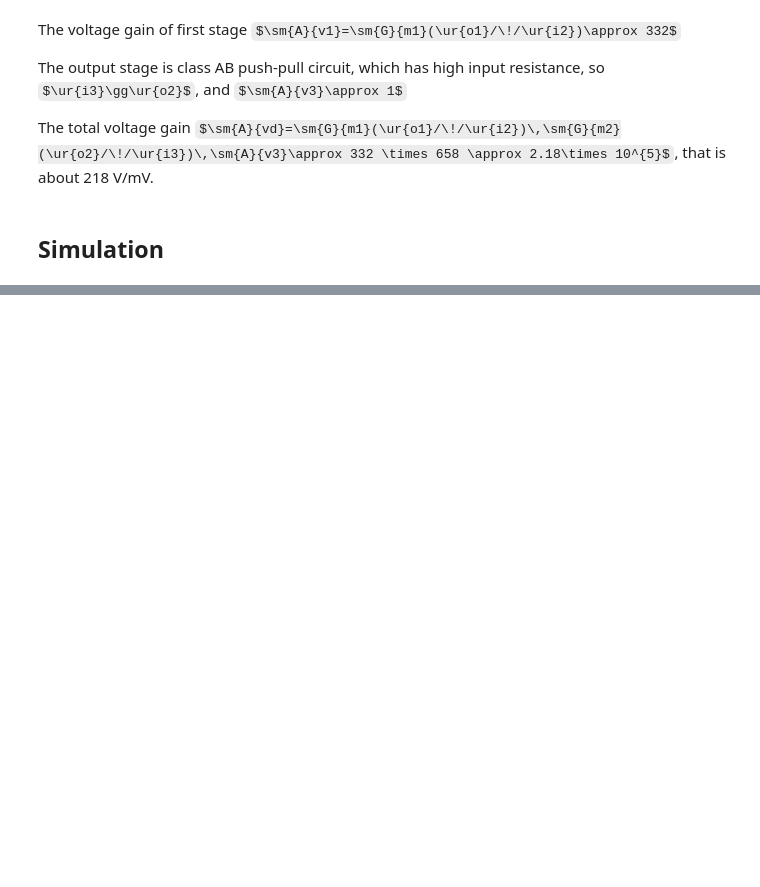
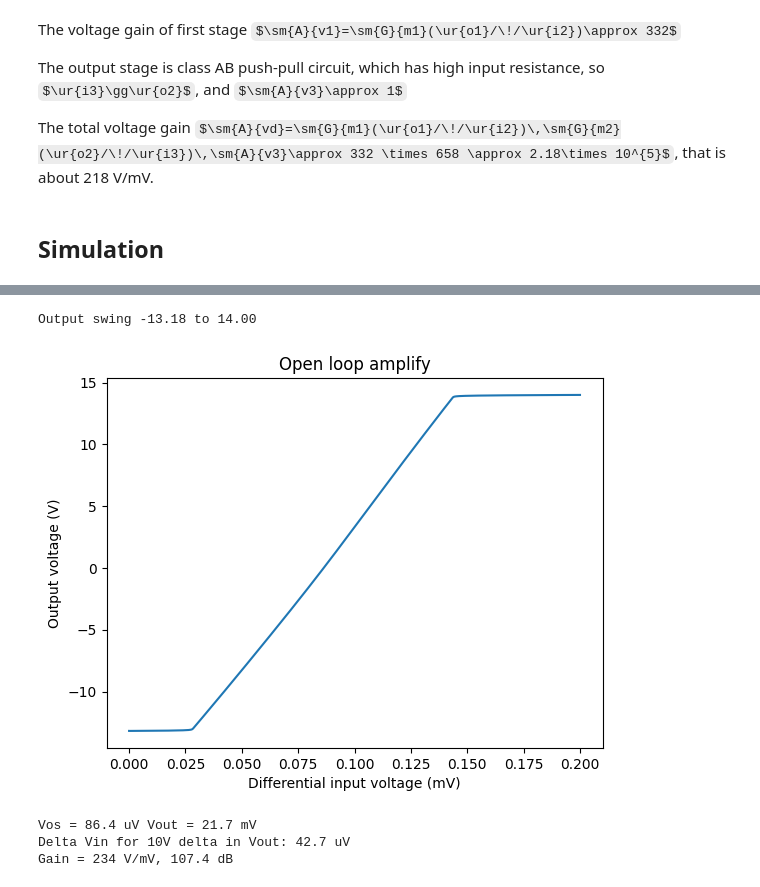
Before and after one commit to chenshuo/notes, a Jupyter notebook: notebooks/TL082.ipynb, the cells around one changed output, grey strips where cells are left out. Cells and saved outputs as stored; diff of their text form; code cells hidden in the pictures; some formulas as TeX source; blank space fills up the shorter version.

```diff
--- a/notebooks/TL082.ipynb
+++ b/notebooks/TL082.ipynb
@@ -337,0 +442,30 @@ The total voltage gain $\sm{A}{vd}=\sm{G}{m1}(\ur{o1}/\!/\ur{i2})\,\sm{G}{m2}(\u
+# %%
+ng.cmd('dc vid 0u 200u 0.1u')
+Vin = ng.vector('in+')
+Vout = ng.vector('out')
+plt.plot(Vin*1e3, Vout)
+cross = sum(Vout < 0)
+plt.xlabel('Differential input voltage (mV)')
+plt.ylabel('Output voltage (V)')
+plt.title('Open loop amplify')
+print('Output swing %.2f to %.2f' % (min(Vout), max(Vout)))
+# %% [output]
+Output swing -13.18 to 14.00
+[figure, added]
+# %%
+cross_point = np.sum(Vout < 0)
+assert Vout[cross_point] > 0 and Vout[cross_point-1] < 0
+print('Vos = %.1f uV Vout = %.1f mV' % (Vin[cross_point] * 1e6, Vout[cross_point]*1e3))
+
+assert Vout[0] < -10 and Vout[-1] > 10
+start = np.sum(Vout < -10)
+end =  np.sum(Vout < 10)
+deltaVin = Vin[end] - Vin[start]
+print('Delta Vin for 10V delta in Vout: %.1f uV' % (1e6*deltaVin/2))
+deltaVout = Vout[end] - Vout[start]
+gain = deltaVout / deltaVin
+print('Gain = %.0f V/mV, %.1f dB' % (gain/1e3, 20*log10(gain)))
+# %% [output]
+Vos = 86.4 uV Vout = 21.7 mV
+Delta Vin for 10V delta in Vout: 42.7 uV
+Gain = 234 V/mV, 107.4 dB
```
Also changed, not shown: parts of 15 cells of this notebook, 1 other file.
